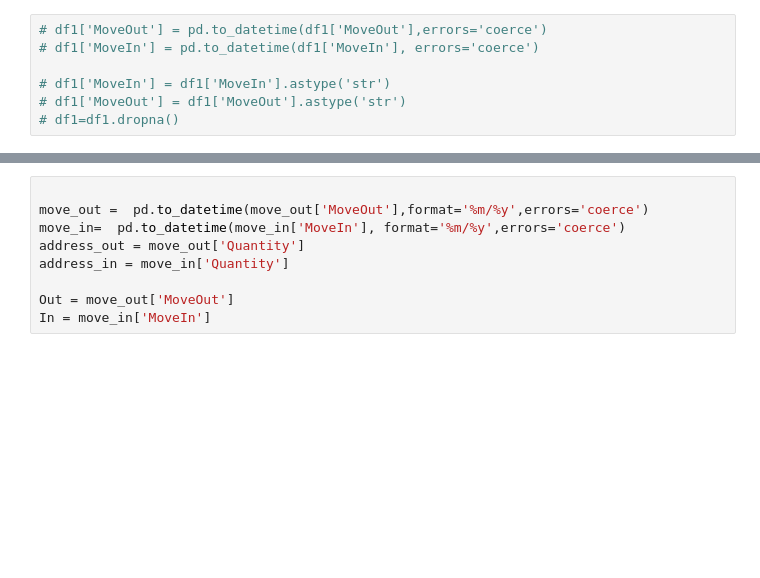
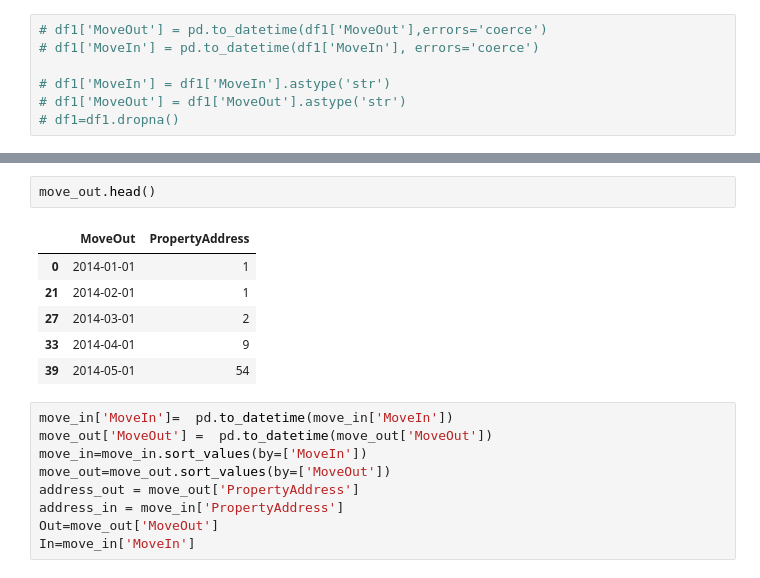
Before and after one commit to LoriHarris/turns_data, a Jupyter notebook: Untitled.ipynb, the cells around one changed output, grey strips where cells are left out. Drawn from its saved outputs; the diff is of its cells as text; blank space fills up the shorter version.

```diff
--- a/Untitled.ipynb
+++ b/Untitled.ipynb
@@ -61,9 +94,18 @@ move_in.head()
+# %%
+move_out.head()
+# %% [output]
+|  | MoveOut | PropertyAddress |
+| 0 | 2014-01-01 | 1 |
+| 21 | 2014-02-01 | 1 |
+| 27 | 2014-03-01 | 2 |
+| 33 | 2014-04-01 | 9 |
+| 39 | 2014-05-01 | 54 |
 # %%
-
-move_out =  pd.to_datetime(move_out['MoveOut'],format='%m/%y',errors='coerce')
-move_in=  pd.to_datetime(move_in['MoveIn'], format='%m/%y',errors='coerce')
-address_out = move_out['Quantity']
-address_in = move_in['Quantity']
-
-Out = move_out['MoveOut']
-In = move_in['MoveIn']
+move_in['MoveIn']=  pd.to_datetime(move_in['MoveIn'])
+move_out['MoveOut'] =  pd.to_datetime(move_out['MoveOut'])
+move_in=move_in.sort_values(by=['MoveIn'])
+move_out=move_out.sort_values(by=['MoveOut'])
+address_out = move_out['PropertyAddress']
+address_in = move_in['PropertyAddress']
+Out=move_out['MoveOut']
+In=move_in['MoveIn']
```
Also changed, not shown: parts of 12 cells of this notebook, 3 other files.
